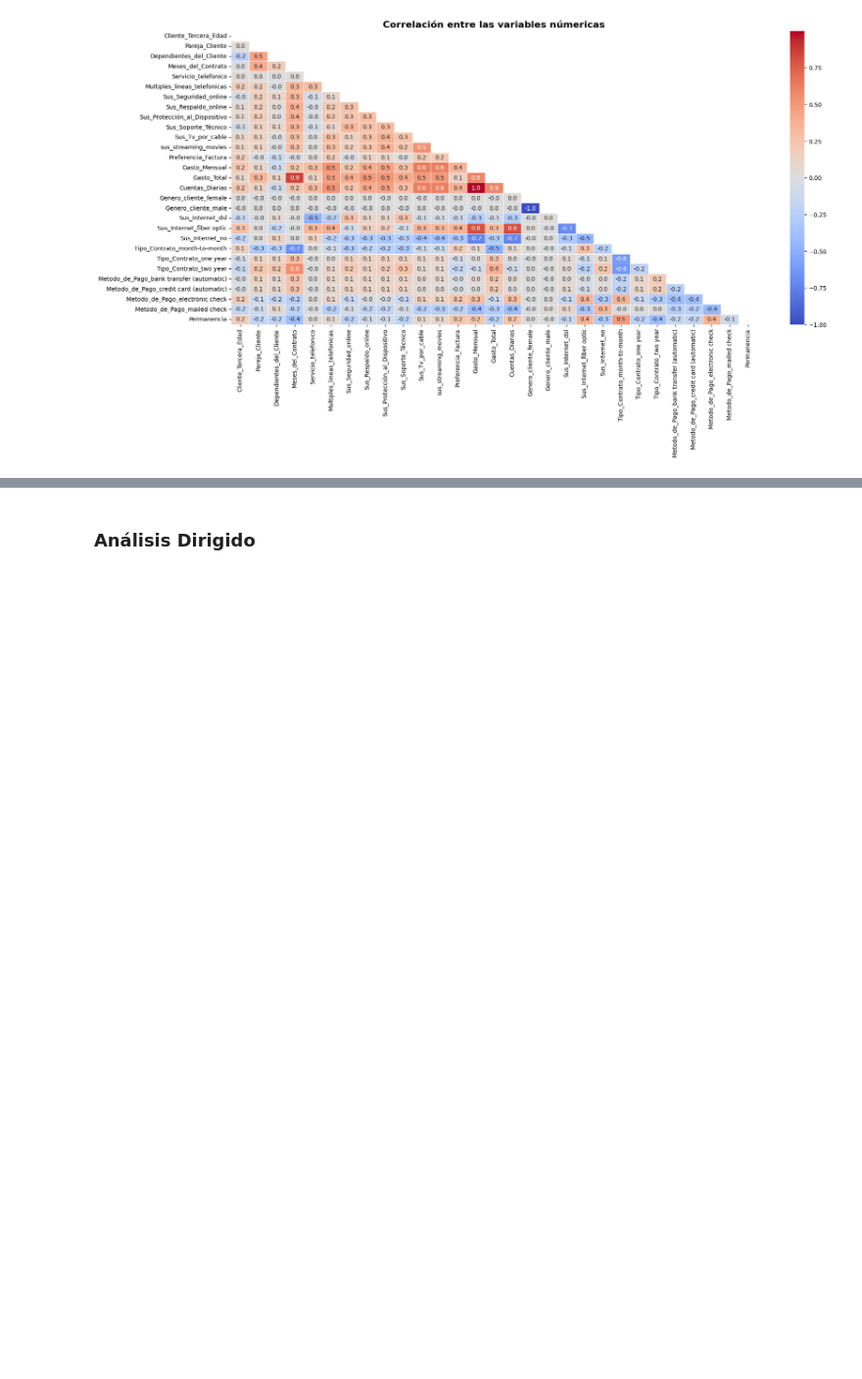
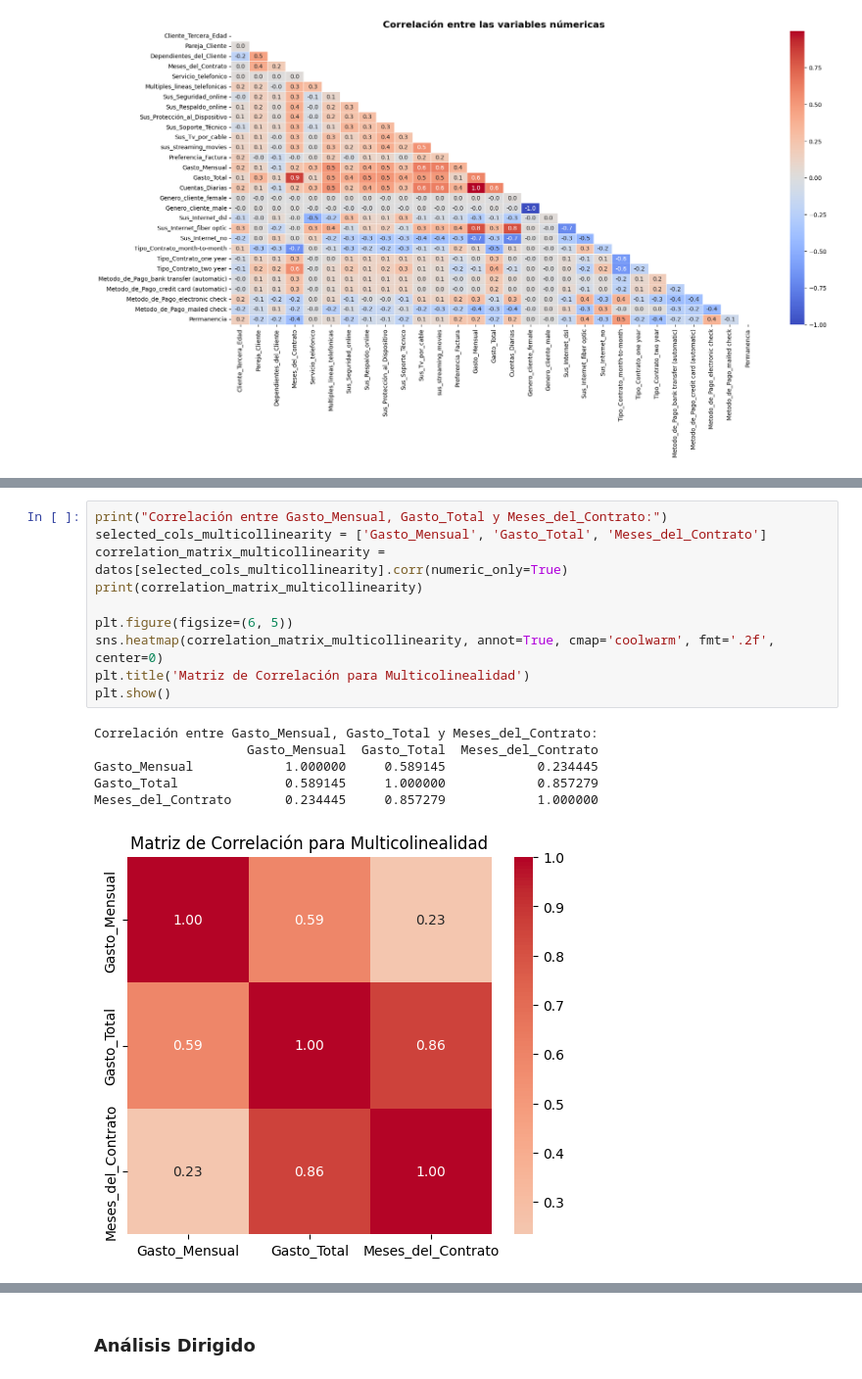
Before and after one commit to CarloR04/Challenge-Telcom_X_2, a Jupyter notebook: Telcom_X_part_2.ipynb, the cells around one changed output, grey strips where cells are left out. Shown at 98% size. Drawn from its saved outputs; the diff is of its cells as text; blank space fills up the shorter version.

Commit message:
Fin del tratamiento de los datos

```diff
--- a/Telcom_X_part_2.ipynb
+++ b/Telcom_X_part_2.ipynb
@@ -279,0 +276,17 @@ Name: Permanencia, dtype: float64
+# %%
+print("Correlación entre Gasto_Mensual, Gasto_Total y Meses_del_Contrato:")
+selected_cols_multicollinearity = ['Gasto_Mensual', 'Gasto_Total', 'Meses_del_Contrato']
+correlation_matrix_multicollinearity = datos[selected_cols_multicollinearity].corr(numeric_only=True)
+print(correlation_matrix_multicollinearity)
+
+plt.figure(figsize=(6, 5))
+sns.heatmap(correlation_matrix_multicollinearity, annot=True, cmap='coolwarm', fmt='.2f', center=0)
+plt.title('Matriz de Correlación para Multicolinealidad')
+plt.show()
+# %% [output]
+Correlación entre Gasto_Mensual, Gasto_Total y Meses_del_Contrato:
+                    Gasto_Mensual  Gasto_Total  Meses_del_Contrato
+Gasto_Mensual            1.000000     0.589145            0.234445
+Gasto_Total              0.589145     1.000000            0.857279
+Meses_del_Contrato       0.234445     0.857279            1.000000
+[figure, added]
```
Also changed, not shown: parts of 8 cells of this notebook.
